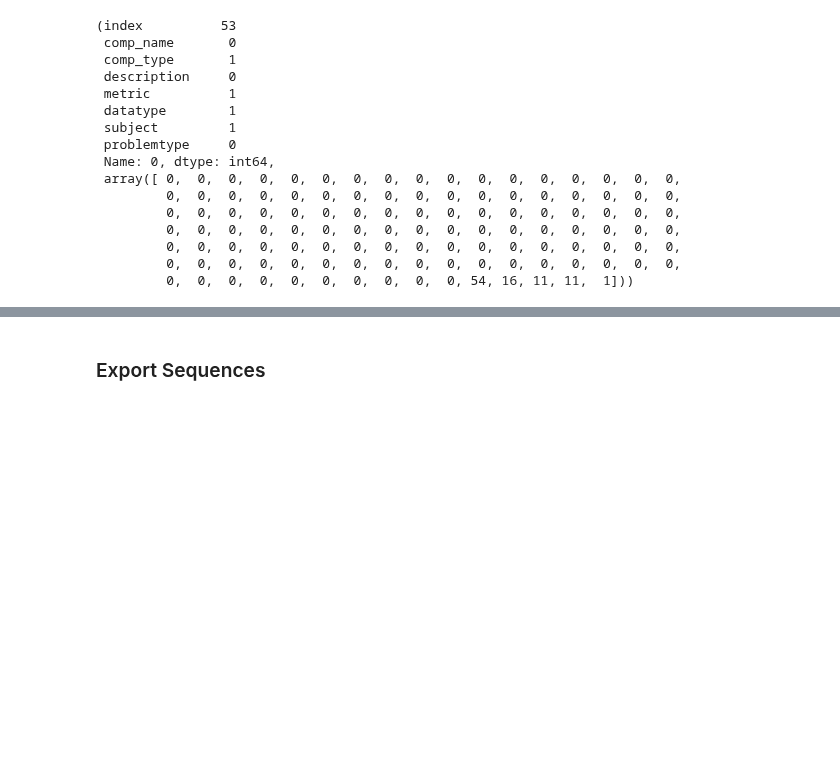
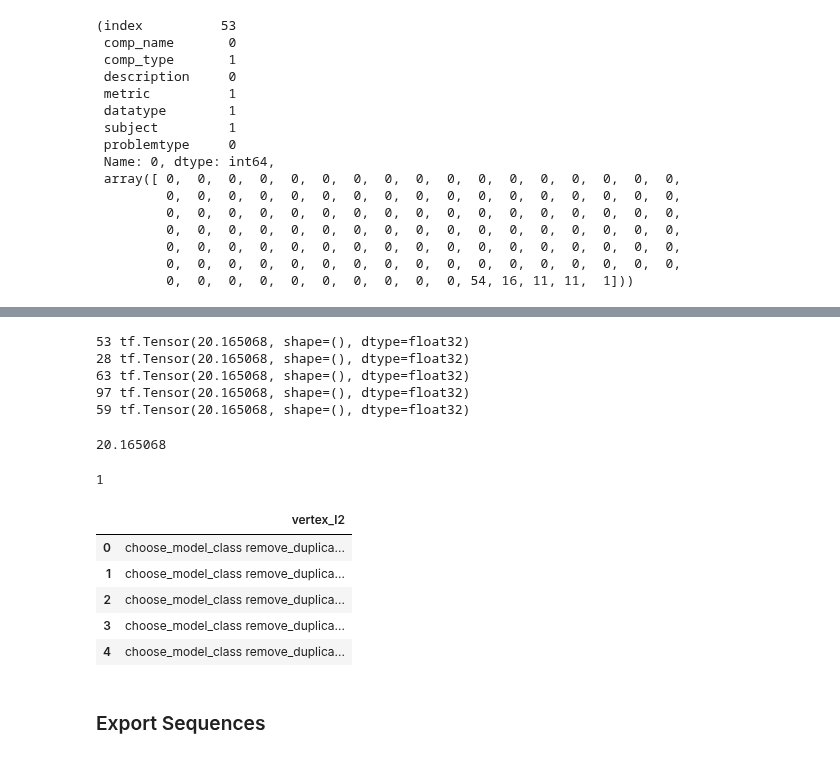
Before and after one commit to whatevernevermindbro/nl2ml-mirror, a Jupyter notebook: models_scripts/task2seq/task2seq.ipynb, the cells around one changed output, grey strips where cells are left out. Saved outputs shown, nothing was run; the diff lists cells and outputs as text; code cells hidden in the pictures; blank space fills up the shorter version.

Commit message:
upd: added filled NaNs competitions and ran on new May 6 data

```diff
--- a/models_scripts/task2seq/task2seq.ipynb
+++ b/models_scripts/task2seq/task2seq.ipynb
@@ -588,7 +582,7 @@ def generate_solution(task_vector, save_outputs:bool=False):
   inputs = tf.convert_to_tensor(task_vector)
   result = ''
 
-  dec_hidden = tf.zeros((BATCH_SIZE, units))
+  dec_hidden = tf.zeros((BATCH_SIZE, gru_units))
   dec_input = tf.expand_dims([1], 0)
   loss = 0
   for t in range(max_length_targ):
@@ -660,7 +654,7 @@ def generate_solution_with_evaluation(task_vector, true_vector, save_outputs:boo
   inputs = tf.convert_to_tensor(task_vector)
   result = ''
 
-  dec_hidden = tf.zeros((BATCH_SIZE, units))
+  dec_hidden = tf.zeros((BATCH_SIZE, gru_units))
   dec_input = tf.expand_dims([1], 0)
   loss = 0
   for t in range(max_length_targ):
@@ -733,13 +727,37 @@ def predict_on_test(X_test):
     for i, task_vector in X_test.iterrows():
         print(i, end=' ')
         result, loss = generate_solution_with_evaluation(task_vector, example_true_vector)
+        print(loss)
         y_pred.append(result[:-1])
         losses.append(loss)
-    losses = mean()
-    y_pred = pd.DataFrame(y_pred, columns=['vertex_l2'])
-    return y_pred
+    final_loss = np.mean(losses)
+    y_pred = pd.DataFrame(y_pred, columns=[TARGET_COLUMN])
+    return y_pred, final_loss
 # %%
-y_pred = predict_on_test(X_test[TASK_FEATURES])
+y_pred, loss = predict_on_test(X_test[TASK_FEATURES].drop_duplicates())
+# %% [output]
+53 tf.Tensor(20.165068, shape=(), dtype=float32)
+28 tf.Tensor(20.165068, shape=(), dtype=float32)
+63 tf.Tensor(20.165068, shape=(), dtype=float32)
+97 tf.Tensor(20.165068, shape=(), dtype=float32)
+59 tf.Tensor(20.165068, shape=(), dtype=float32)
+# %%
+loss
+# %% [output]
+20.165068
+# %%
+y_pred[TARGET_COLUMN].nunique()
+# %% [output]
+1
+# %%
+y_pred
+# %% [output]
+|  | vertex_l2 |
+| 0 | choose_model_class remove_duplica... |
+| 1 | choose_model_class remove_duplica... |
+| 2 | choose_model_class remove_duplica... |
+| 3 | choose_model_class remove_duplica... |
+| 4 | choose_model_class remove_duplica... |
 # %%
 ##TODO: BLEU
 ##TODO: Export to DAGsHub
```
Also changed, not shown: parts of 26 cells of this notebook.
